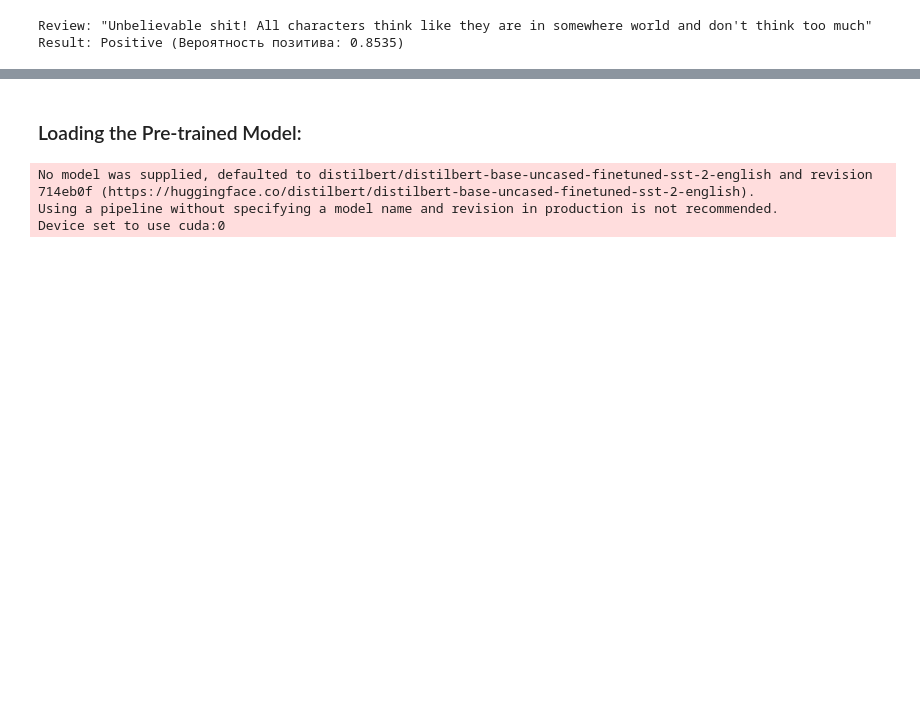
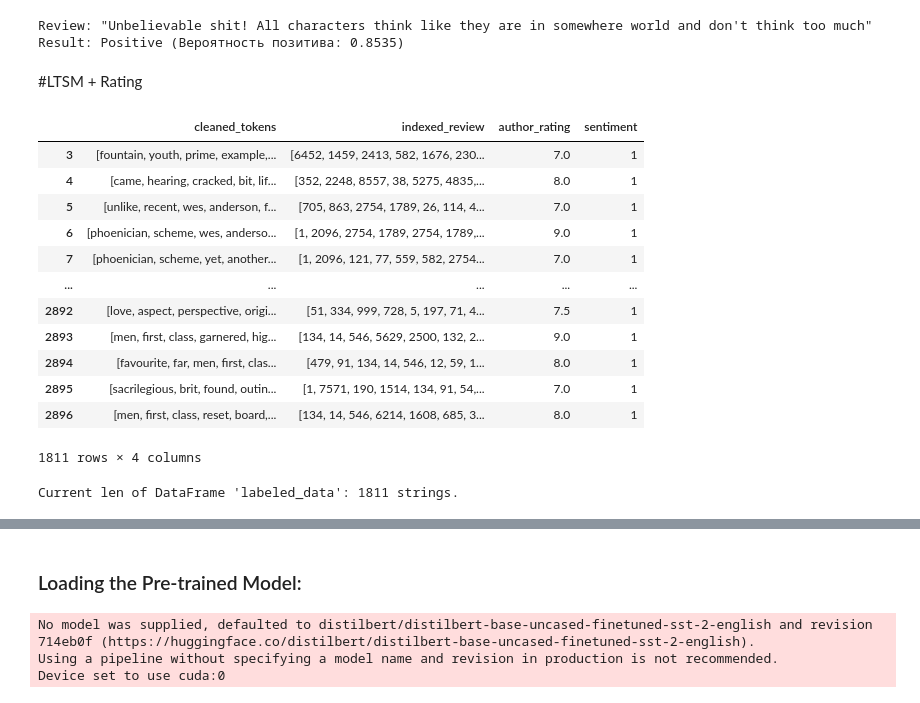
Before and after one commit to orangegreen212/Sentiment-Analysis-LTSM-and-BERT-Model, a Jupyter notebook: Sentiment_analysis.ipynb, the cells around one changed output, grey strips where cells are left out. Drawn from its saved outputs; the diff is of its cells as text; code cells hidden in the pictures; blank space fills up the shorter version.

```diff
--- a/Sentiment_analysis.ipynb
+++ b/Sentiment_analysis.ipynb
@@ -609,3 +608,36 @@ print(f'Result: {sentiment} (Вероятность позитива: {prob:.4f}
 # %% [output]
 Review: "Unbelievable shit! All characters think like they are in somewhere world and don't think too much"
 Result: Positive (Вероятность позитива: 0.8535)
+# %% [markdown]
+#LTSM + Rating
+# %%
+labeled_data = data[['cleaned_tokens', 'indexed_review', 'author_rating']].copy()
+# %%
+labeled_data['sentiment'] = np.nan
+labeled_data.loc[labeled_data['author_rating'] >= 7,'sentiment'] = 1
+labeled_data.loc[labeled_data['author_rating'] <= 4, 'sentiment'] = 0
+
+
+labeled_data.dropna(subset=['sentiment'], inplace=True)
+
+labeled_data['sentiment'] = labeled_data['sentiment'].astype(int)
+# %%
+labeled_data
+# %% [output]
+|  | cleaned_tokens | indexed_review | author_rating | sentiment |
+| 3 | [fountain, youth, prime, example,... | [6452, 1459, 2413, 582, 1676, 230... | 7.0 | 1 |
+| 4 | [came, hearing, cracked, bit, lif... | [352, 2248, 8557, 38, 5275, 4835,... | 8.0 | 1 |
+| 5 | [unlike, recent, wes, anderson, f... | [705, 863, 2754, 1789, 26, 114, 4... | 7.0 | 1 |
+| 6 | [phoenician, scheme, wes, anderso... | [1, 2096, 2754, 1789, 2754, 1789,... | 9.0 | 1 |
+| 7 | [phoenician, scheme, yet, another... | [1, 2096, 121, 77, 559, 582, 2754... | 7.0 | 1 |
+| ... | ... | ... | ... | ... |
+| 2892 | [love, aspect, perspective, origi... | [51, 334, 999, 728, 5, 197, 71, 4... | 7.5 | 1 |
+| 2893 | [men, first, class, garnered, hig... | [134, 14, 546, 5629, 2500, 132, 2... | 9.0 | 1 |
+| 2894 | [favourite, far, men, first, clas... | [479, 91, 134, 14, 546, 12, 59, 1... | 8.0 | 1 |
+| 2895 | [sacrilegious, brit, found, outin... | [1, 7571, 190, 1514, 134, 91, 54,... | 7.0 | 1 |
+| 2896 | [men, first, class, reset, board,... | [134, 14, 546, 6214, 1608, 685, 3... | 8.0 | 1 |
+1811 rows × 4 columns
+# %%
+print(f"Current len of DataFrame 'labeled_data': {len(labeled_data)} strings.")
+# %% [output]
+Current len of DataFrame 'labeled_data': 1811 strings.
```
Also changed, not shown: parts of 13 cells of this notebook.
